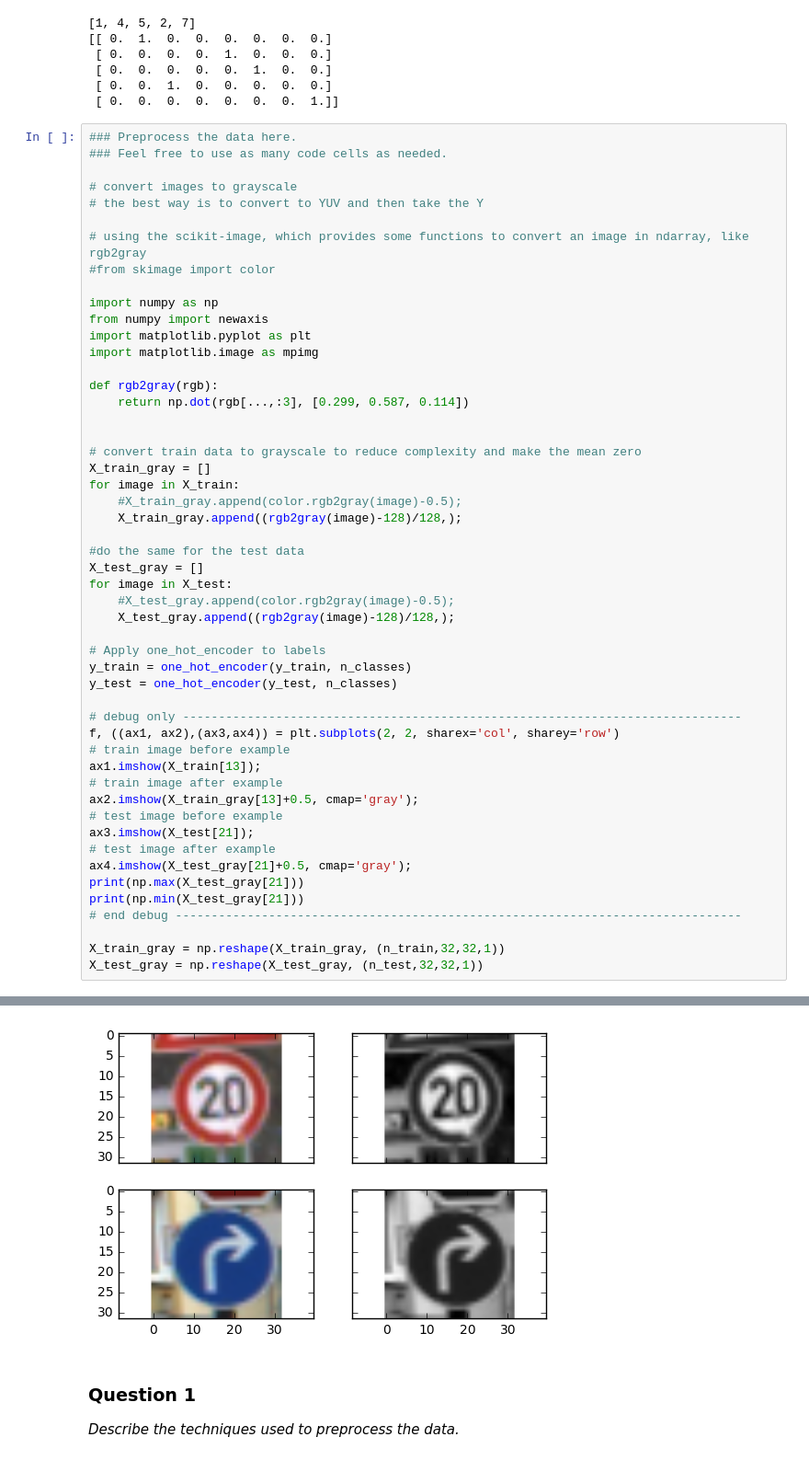
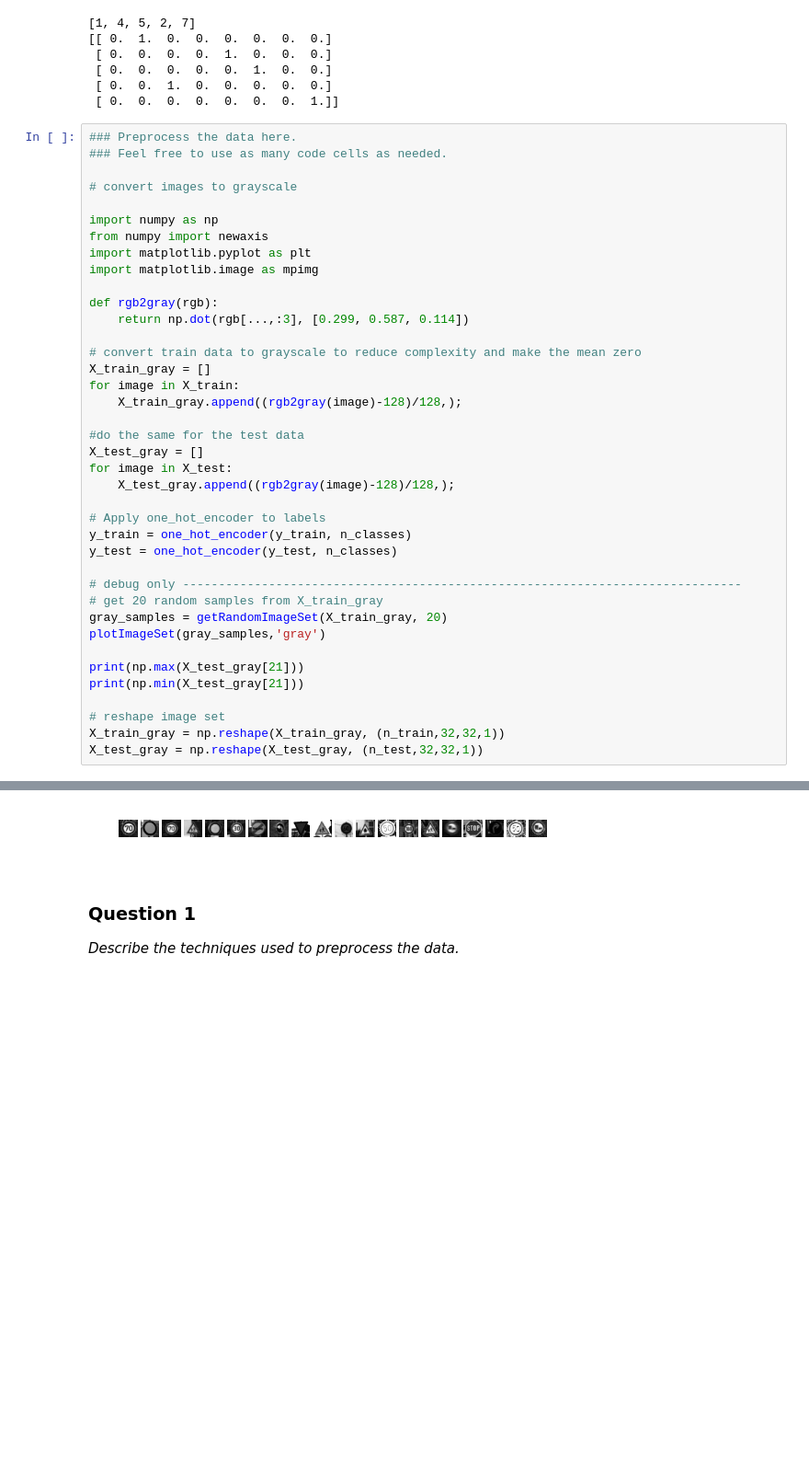
Before and after one commit to ninopereira/Traffic_Signs_Classification_NN, a Jupyter notebook: Traffic_Signs_Recognition-NP.ipynb, the cells around one changed output, grey strips where cells are left out. Shown at 92% size. Cells and saved outputs as stored; diff of their text form; blank space fills up the shorter version.

```diff
--- a/Traffic_Signs_Recognition-NP.ipynb
+++ b/Traffic_Signs_Recognition-NP.ipynb
@@ -137,56 +158,44 @@ print(B)
 ### Feel free to use as many code cells as needed.
 
 # convert images to grayscale
-# the best way is to convert to YUV and then take the Y
-
-# using the scikit-image, which provides some functions to convert an image in ndarray, like rgb2gray
-#from skimage import color
 
 import numpy as np
 from numpy import newaxis
 import matplotlib.pyplot as plt
 import matplotlib.image as mpimg
 
 def rgb2gray(rgb):
     return np.dot(rgb[...,:3], [0.299, 0.587, 0.114])
 
-
 # convert train data to grayscale to reduce complexity and make the mean zero
 X_train_gray = []
 for image in X_train:
-    #X_train_gray.append(color.rgb2gray(image)-0.5);
     X_train_gray.append((rgb2gray(image)-128)/128,);
 
 #do the same for the test data
 X_test_gray = []
 for image in X_test:
-    #X_test_gray.append(color.rgb2gray(image)-0.5);
     X_test_gray.append((rgb2gray(image)-128)/128,);
 
 # Apply one_hot_encoder to labels
 y_train = one_hot_encoder(y_train, n_classes)
 y_test = one_hot_encoder(y_test, n_classes)
 
 # debug only ------------------------------------------------------------------------------
-f, ((ax1, ax2),(ax3,ax4)) = plt.subplots(2, 2, sharex='col', sharey='row')
-# train image before example
-ax1.imshow(X_train[13]);
-# train image after example
-ax2.imshow(X_train_gray[13]+0.5, cmap='gray');
-# test image before example
-ax3.imshow(X_test[21]);
-# test image after example
-ax4.imshow(X_test_gray[21]+0.5, cmap='gray');
+# get 20 random samples from X_train_gray
+gray_samples = getRandomImageSet(X_train_gray, 20)
+plotImageSet(gray_samples,'gray')
+
 print(np.max(X_test_gray[21]))
 print(np.min(X_test_gray[21]))
-# end debug -------------------------------------------------------------------------------
 
+# reshape image set
 X_train_gray = np.reshape(X_train_gray, (n_train,32,32,1))
 X_test_gray = np.reshape(X_test_gray, (n_test,32,32,1))
 # %% [output]
 0.960515625
 -0.76384375
-[figure, old version]
+[figure, new version]
 # %% [markdown]
 ### Question 1
 
```
Also changed, not shown: parts of 13 cells of this notebook, 11 other files.
